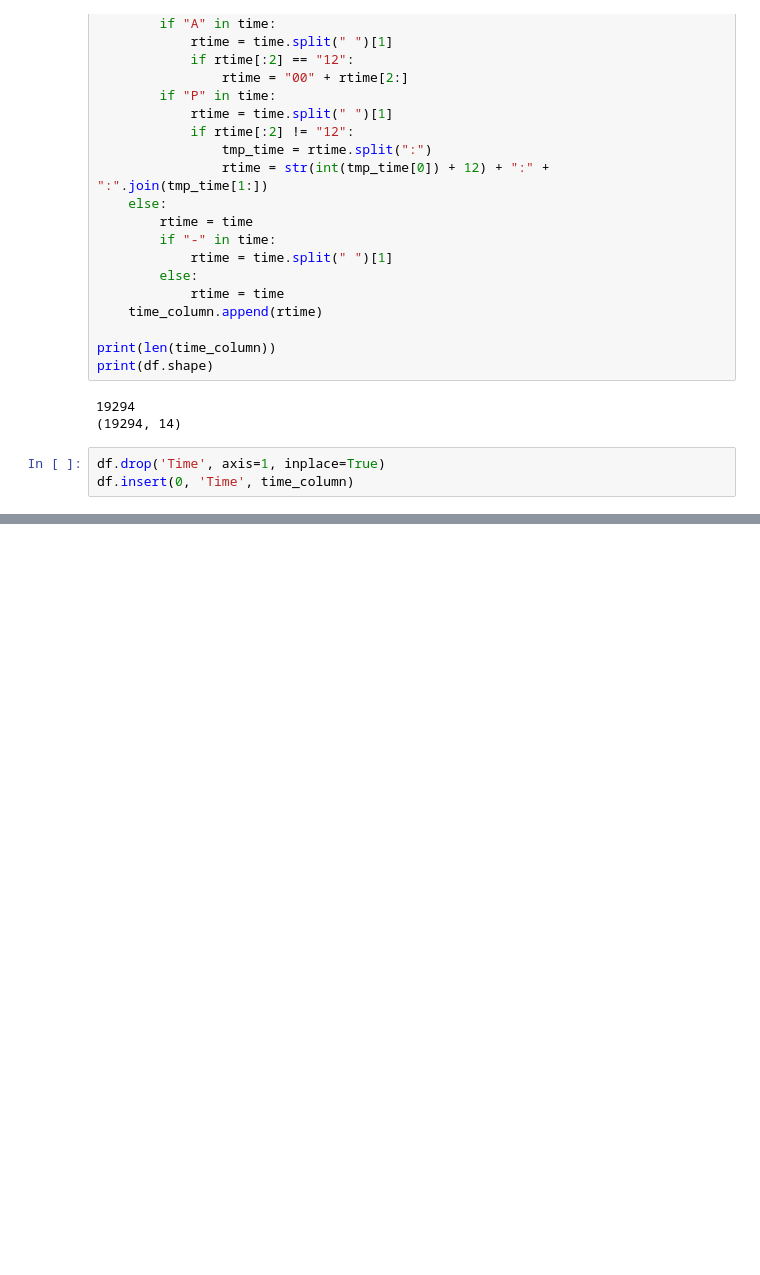
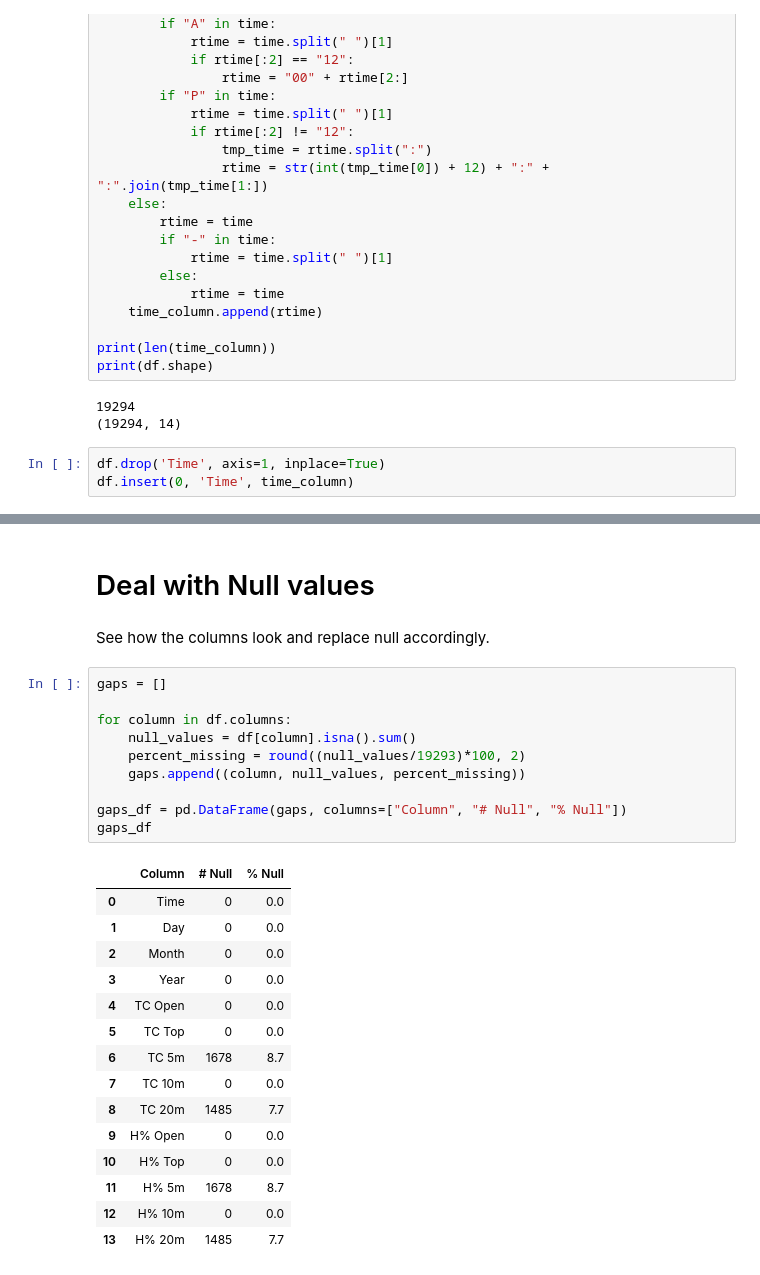
Before and after one commit to Namibnat/hope_mine_data, a Jupyter notebook: notebooks/data_cleaning.ipynb, the cells around one changed output, grey strips where cells are left out. Cells and saved outputs as stored; diff of their text form; blank space fills up the shorter version.

```diff
--- a/notebooks/data_cleaning.ipynb
+++ b/notebooks/data_cleaning.ipynb
@@ -182,3 +182,33 @@ df.tail()
 | 19291 | 9:54:01 | 21 | 8 | 2017 | 31.613 | 28.101 | NaN | 26.148 | 26.691 | 9.022 | 13.827 | ... |
 | 19292 | 10:24:01 | 21 | 8 | 2017 | 34.109 | 29.601 | NaN | 26.148 | 26.691 | 8.311 | 13.13 | ... |
 | 19293 | 10:54:01 | 21 | 8 | 2017 | 35.606 | 31.1 | NaN | 26.148 | 26.691 | 8.311 | 13.13 | ... |
+# %% [markdown]
+# Deal with Null values
+# %% [markdown]
+See how the columns look and replace null accordingly.
+# %%
+gaps = []
+
+for column in df.columns:
+    null_values = df[column].isna().sum()
+    percent_missing = round((null_values/19293)*100, 2)
+    gaps.append((column, null_values, percent_missing))
+
+gaps_df = pd.DataFrame(gaps, columns=["Column", "# Null", "% Null"])
+gaps_df
+# %% [output]
+|  | Column | # Null | % Null |
+| 0 | Time | 0 | 0.0 |
+| 1 | Day | 0 | 0.0 |
+| 2 | Month | 0 | 0.0 |
+| 3 | Year | 0 | 0.0 |
+| 4 | TC Open | 0 | 0.0 |
+| 5 | TC Top | 0 | 0.0 |
+| 6 | TC 5m | 1678 | 8.7 |
+| 7 | TC 10m | 0 | 0.0 |
+| 8 | TC 20m | 1485 | 7.7 |
+| 9 | H% Open | 0 | 0.0 |
+| 10 | H% Top | 0 | 0.0 |
+| 11 | H% 5m | 1678 | 8.7 |
+| 12 | H% 10m | 0 | 0.0 |
+| 13 | H% 20m | 1485 | 7.7 |
```
Also changed, not shown: parts of 7 cells of this notebook, 2 other files.
